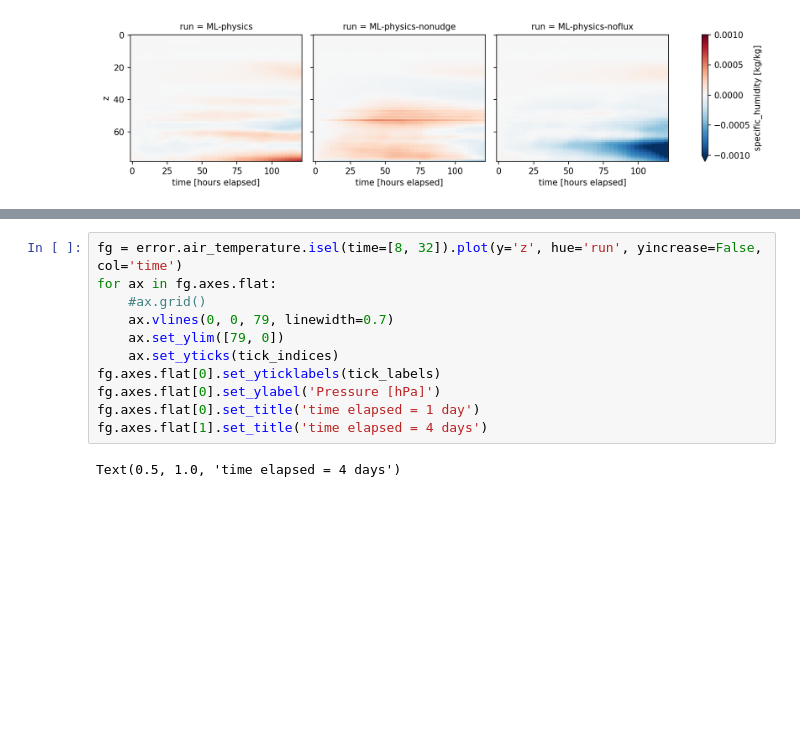
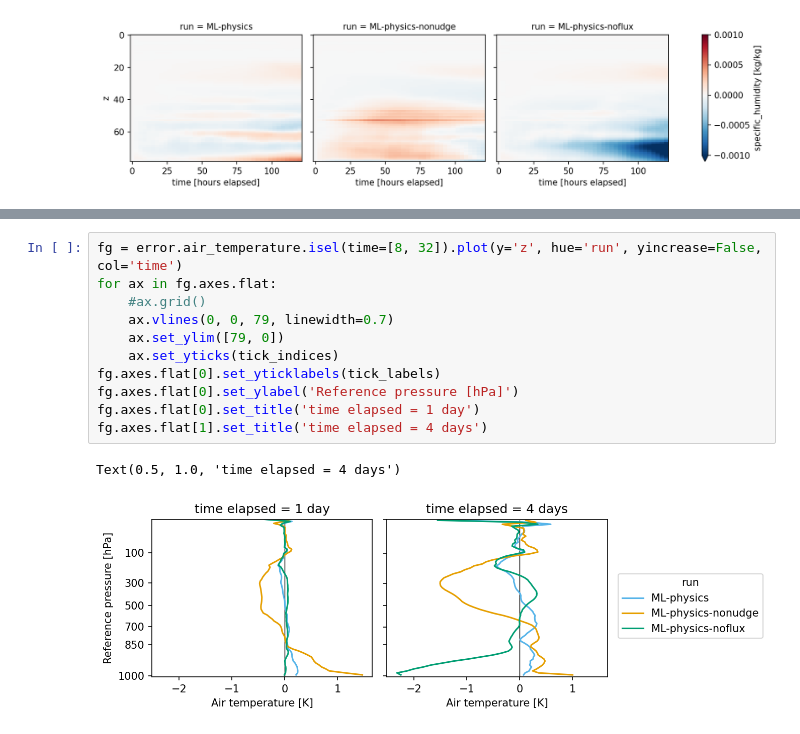
Before and after one commit to ai2cm/fine-grid-ml-physics-manuscript, a Jupyter notebook: notebooks/figure_12.ipynb, the cells around one changed output, grey strips where cells are left out. Cells and saved outputs as stored; diff of their text form; blank space fills up the shorter version.

```diff
--- a/notebooks/figure_12.ipynb
+++ b/notebooks/figure_12.ipynb
@@ -110,13 +113,14 @@ error.specific_humidity.isel(time=[8, 40]).plot(y='z', hue='run', yincrease=Fals
 # %%
 fg = error.air_temperature.isel(time=[8, 32]).plot(y='z', hue='run', yincrease=False, col='time')
 for ax in fg.axes.flat:
     #ax.grid()
     ax.vlines(0, 0, 79, linewidth=0.7)
     ax.set_ylim([79, 0])
     ax.set_yticks(tick_indices)
 fg.axes.flat[0].set_yticklabels(tick_labels)
-fg.axes.flat[0].set_ylabel('Pressure [hPa]')
+fg.axes.flat[0].set_ylabel('Reference pressure [hPa]')
 fg.axes.flat[0].set_title('time elapsed = 1 day')
 fg.axes.flat[1].set_title('time elapsed = 4 days')
 # %% [output]
 Text(0.5, 1.0, 'time elapsed = 4 days')
+[figure, added]
```
Also changed, not shown: parts of 6 cells of this notebook, 9 other files.
